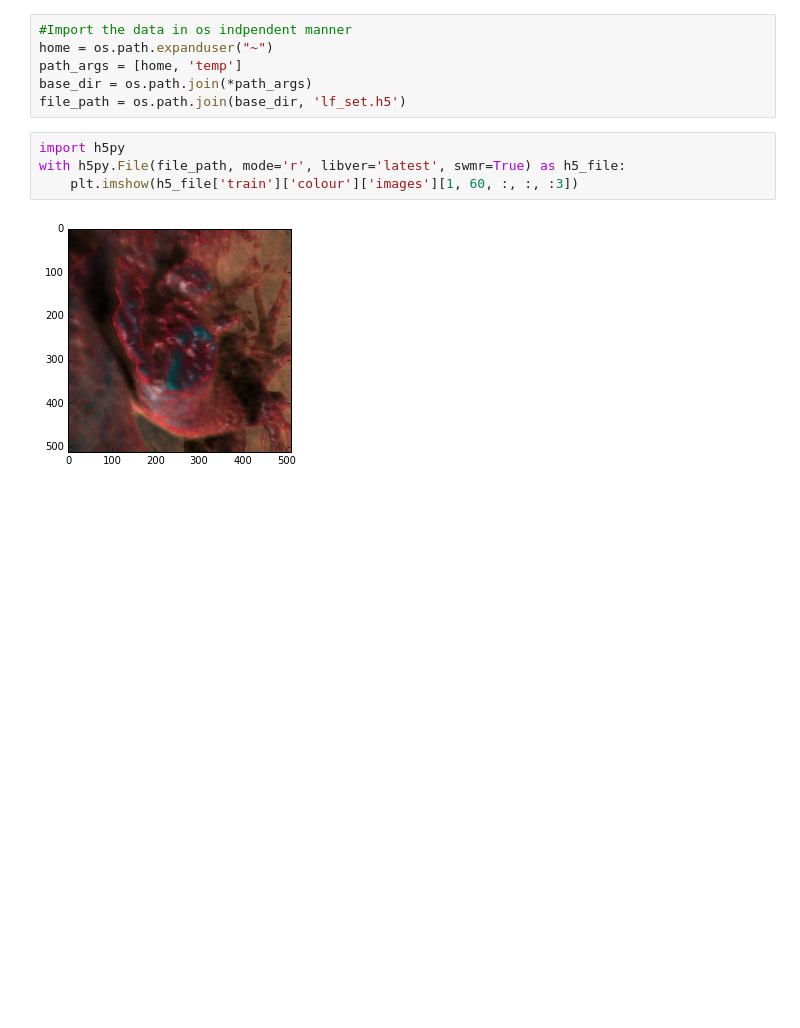
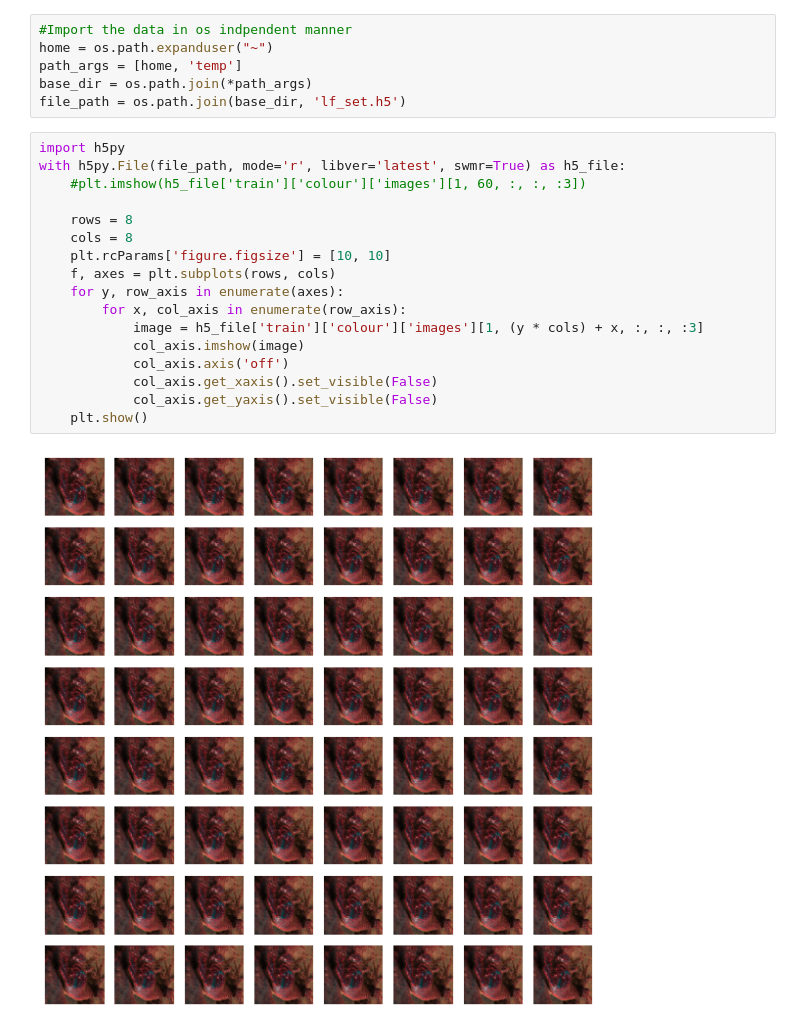
Before and after one commit to seankmartin/LF_View_Synthesis, a Jupyter notebook: Notebooks/DataLoading.ipynb, the cells around one changed output. Drawn from its saved outputs; the diff is of its cells as text; blank space fills up the shorter version.

```diff
--- a/Notebooks/DataLoading.ipynb
+++ b/Notebooks/DataLoading.ipynb
@@ -18,6 +18,19 @@ file_path = os.path.join(base_dir, 'lf_set.h5')
 # %%
 import h5py
 with h5py.File(file_path, mode='r', libver='latest', swmr=True) as h5_file:
-    plt.imshow(h5_file['train']['colour']['images'][1, 60, :, :, :3])
+    #plt.imshow(h5_file['train']['colour']['images'][1, 60, :, :, :3])
+
+    rows = 8
+    cols = 8
+    plt.rcParams['figure.figsize'] = [10, 10]
+    f, axes = plt.subplots(rows, cols)
+    for y, row_axis in enumerate(axes):
+        for x, col_axis in enumerate(row_axis):
+            image = h5_file['train']['colour']['images'][1, (y * cols) + x, :, :, :3]
+            col_axis.imshow(image)
+            col_axis.axis('off')
+            col_axis.get_xaxis().set_visible(False)
+            col_axis.get_yaxis().set_visible(False)
+    plt.show()
 # %% [output]
-[figure, old version]
+[figure, new version]
```
Also changed, not shown: 1 other file.
